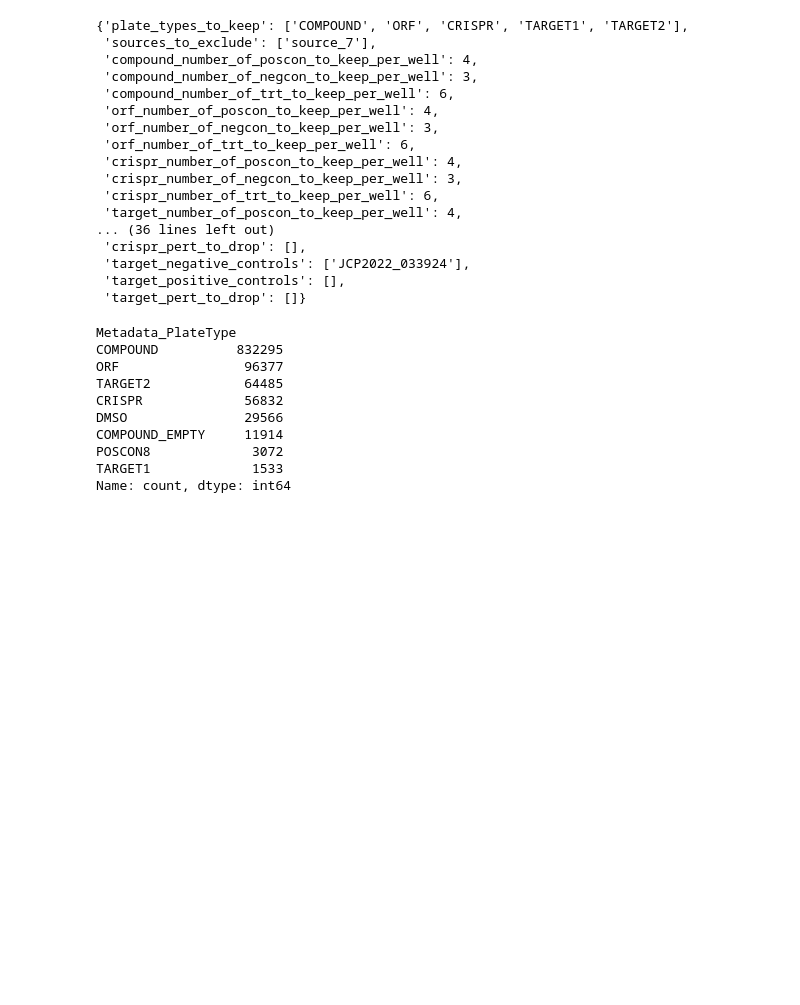
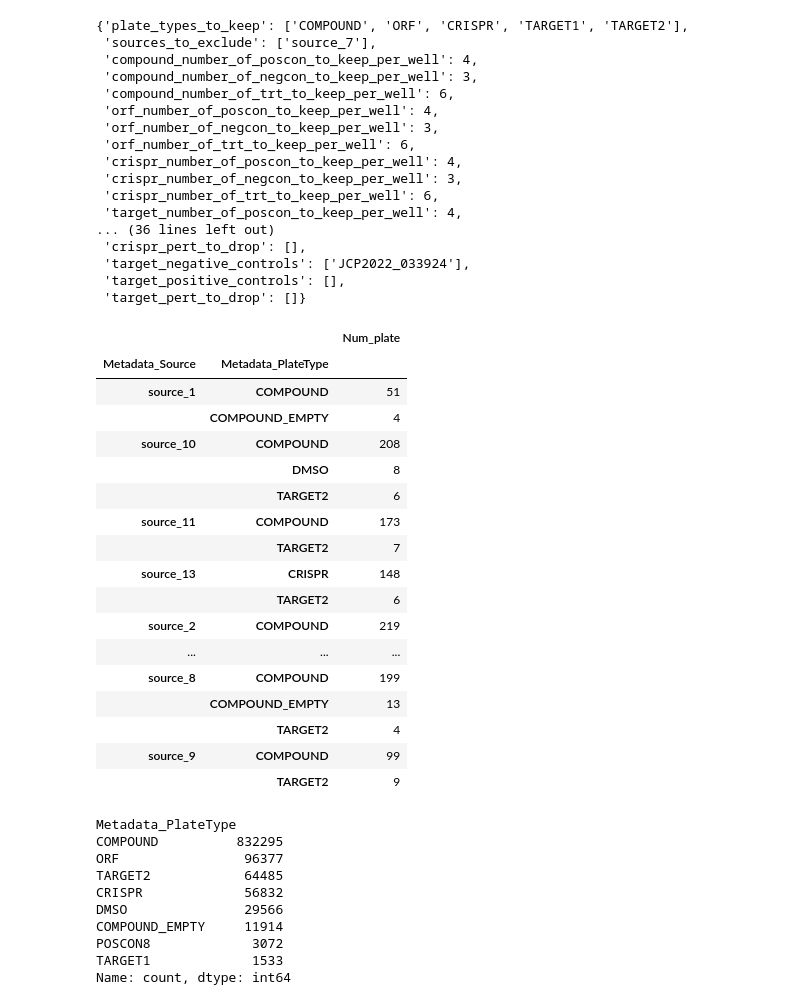
Before and after one commit to gwatkinson/jump_models, a Jupyter notebook: notebooks/9.0-gw-jump-negatives.ipynb, the cells around one changed output. Drawn from its saved outputs; the diff is of its cells as text; code cells hidden in the pictures; blank space fills up the shorter version.

```diff
--- a/notebooks/9.0-gw-jump-negatives.ipynb
+++ b/notebooks/9.0-gw-jump-negatives.ipynb
@@ -48,6 +70,29 @@ plates = pd.read_csv(osp.join(metadata_path, "plate.csv"))
 wells = pd.read_csv(osp.join(metadata_path, "well.csv"))
 # %%
 paw = pd.merge(plates, wells, on=["Metadata_Source", "Metadata_Plate"], how="left")
+# %%
+paw.groupby(["Metadata_Source", "Metadata_PlateType"]).agg(
+    Num_plate=("Metadata_Plate", "nunique"),
+)
+# %% [output]
+|  |  | Num_plate |
+| Metadata_Source | Metadata_PlateType |  |
+| source_1 | COMPOUND | 51 |
+|  | COMPOUND_EMPTY | 4 |
+| source_10 | COMPOUND | 208 |
+|  | DMSO | 8 |
+|  | TARGET2 | 6 |
+| source_11 | COMPOUND | 173 |
+|  | TARGET2 | 7 |
+| source_13 | CRISPR | 148 |
+|  | TARGET2 | 6 |
+| source_2 | COMPOUND | 219 |
+| ... | ... | ... |
+| source_8 | COMPOUND | 199 |
+|  | COMPOUND_EMPTY | 13 |
+|  | TARGET2 | 4 |
+| source_9 | COMPOUND | 99 |
+|  | TARGET2 | 9 |
 # %%
 paw.Metadata_PlateType.value_counts()
 # %% [output]
```
Also changed, not shown: parts of 7 cells of this notebook, 3 other files.
